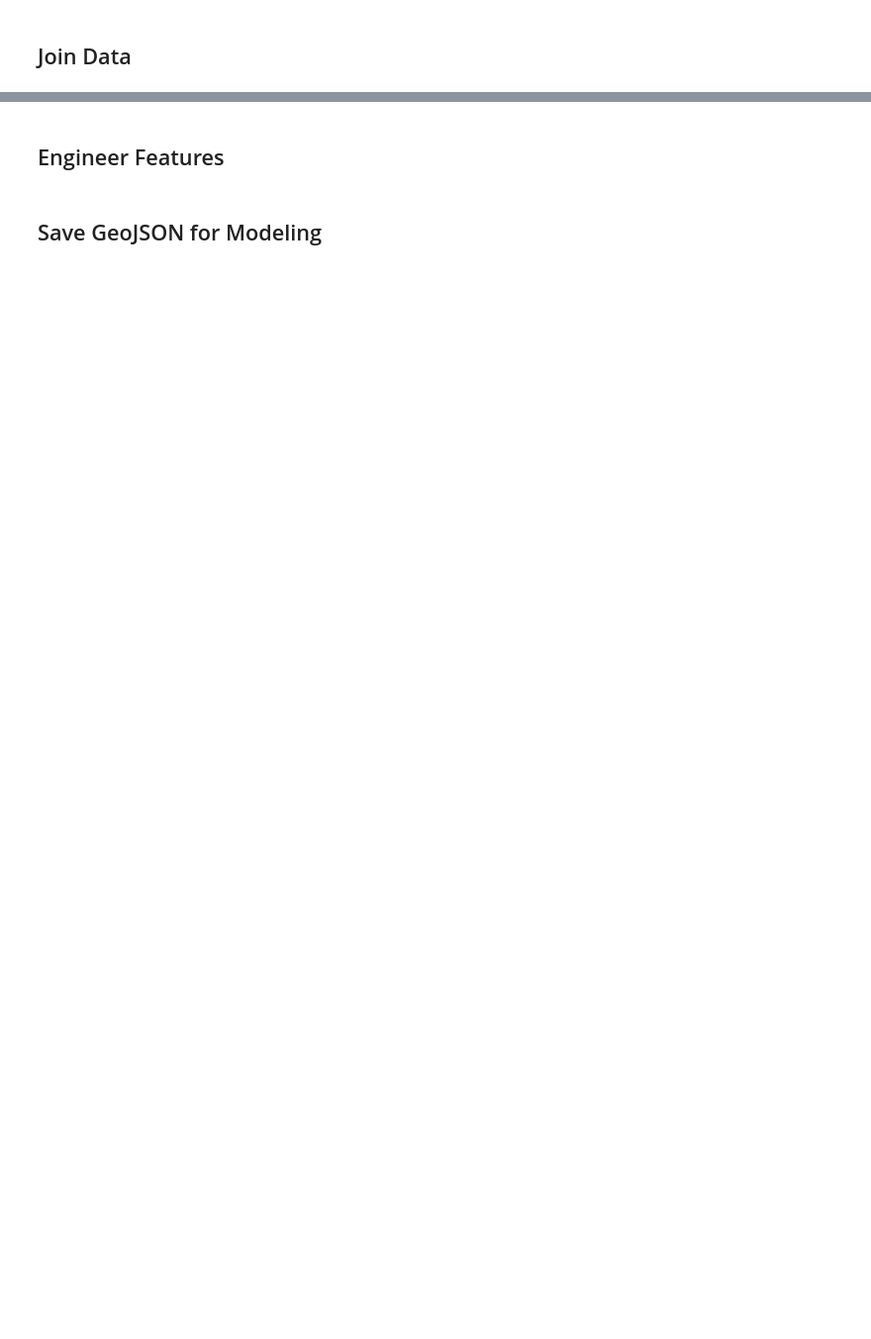
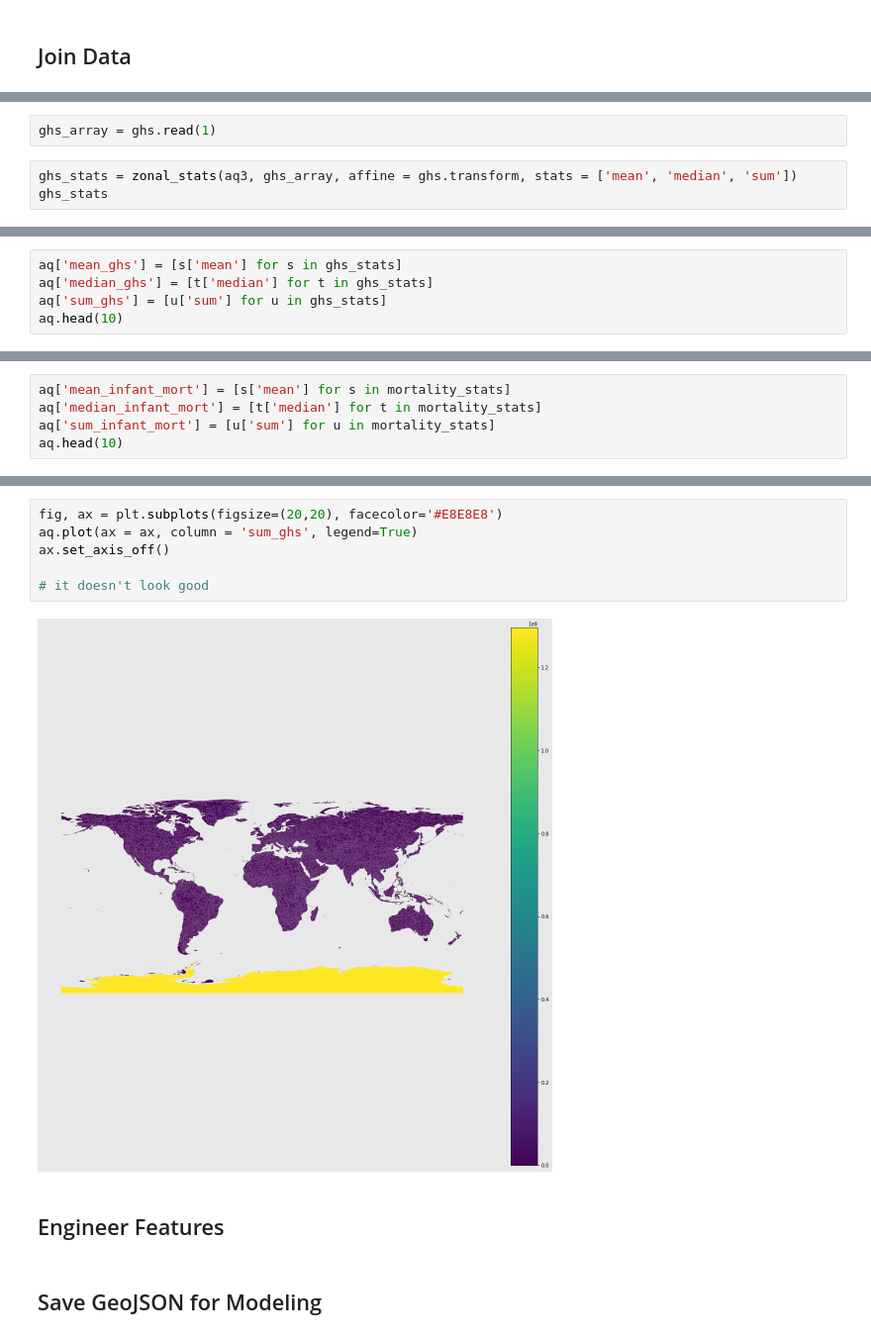
Before and after one commit to jmlasalle/water-risk-classification, a Jupyter notebook: Data-Wrangling.ipynb, the cells around one changed output, grey strips where cells are left out. Shown at 99% size. Drawn from its saved outputs; the diff is of its cells as text; blank space fills up the shorter version.

```diff
--- a/Data-Wrangling.ipynb
+++ b/Data-Wrangling.ipynb
@@ -151,0 +262,5 @@ ValueError: Invalid source
+# %%
+ghs_array = ghs.read(1)
+# %%
+ghs_stats = zonal_stats(aq3, ghs_array, affine = ghs.transform, stats = ['mean', 'median', 'sum'])
+ghs_stats
@@ -151,0 +285,5 @@ ValueError: Invalid source
+# %%
+aq['mean_ghs'] = [s['mean'] for s in ghs_stats]
+aq['median_ghs'] = [t['median'] for t in ghs_stats]
+aq['sum_ghs'] = [u['sum'] for u in ghs_stats]
+aq.head(10)
@@ -151,0 +303,5 @@ ValueError: Invalid source
+# %%
+aq['mean_infant_mort'] = [s['mean'] for s in mortality_stats]
+aq['median_infant_mort'] = [t['median'] for t in mortality_stats]
+aq['sum_infant_mort'] = [u['sum'] for u in mortality_stats]
+aq.head(10)
@@ -152,3 +321,11 @@ ValueError: Invalid source
+# %%
+fig, ax = plt.subplots(figsize=(20,20), facecolor='#E8E8E8')
+aq.plot(ax = ax, column = 'sum_ghs', legend=True)
+ax.set_axis_off()
+
+# it doesn't look good
+# %% [output]
+[figure, added]
 # %% [markdown]
 ## Engineer Features
 # %% [markdown]
```
Also changed, not shown: parts of 15 cells of this notebook, 1 other file.
